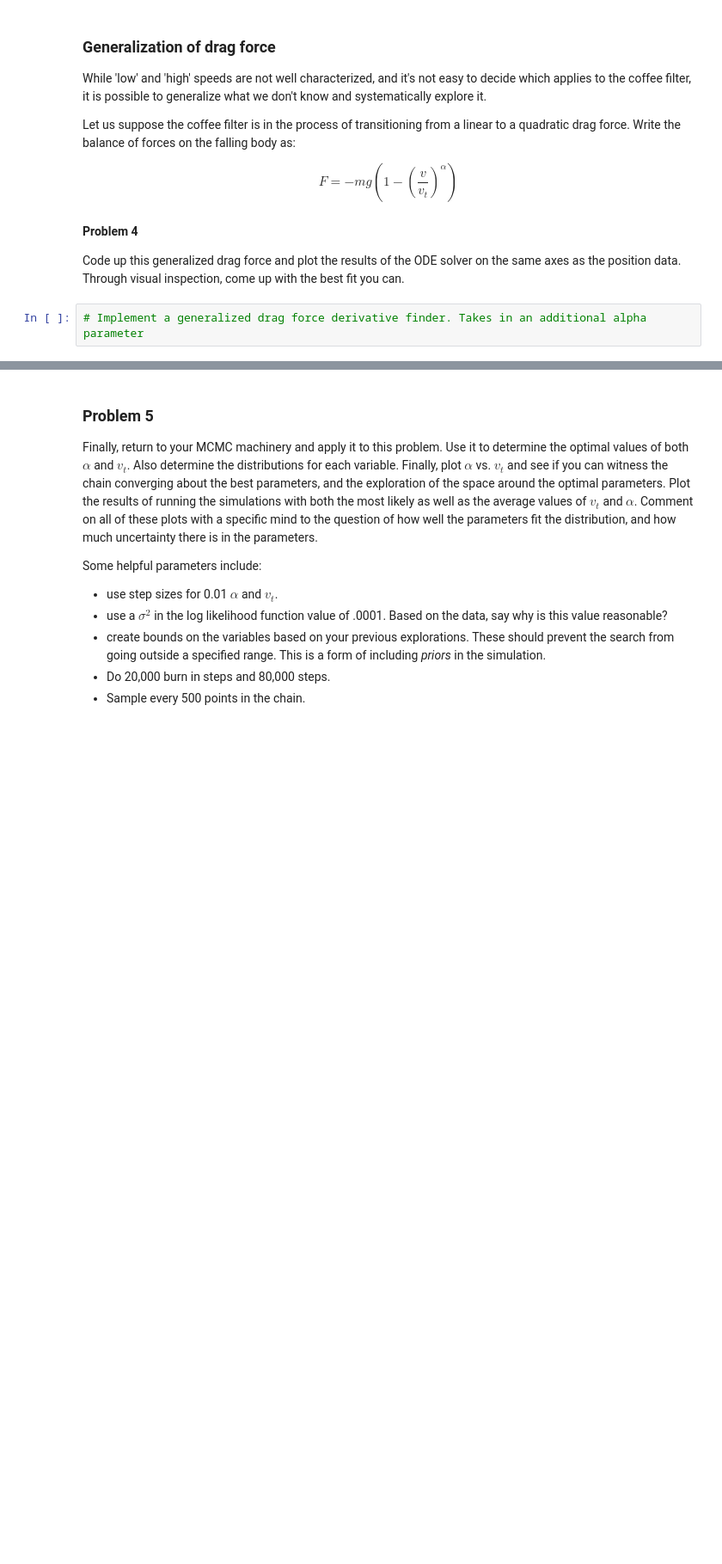
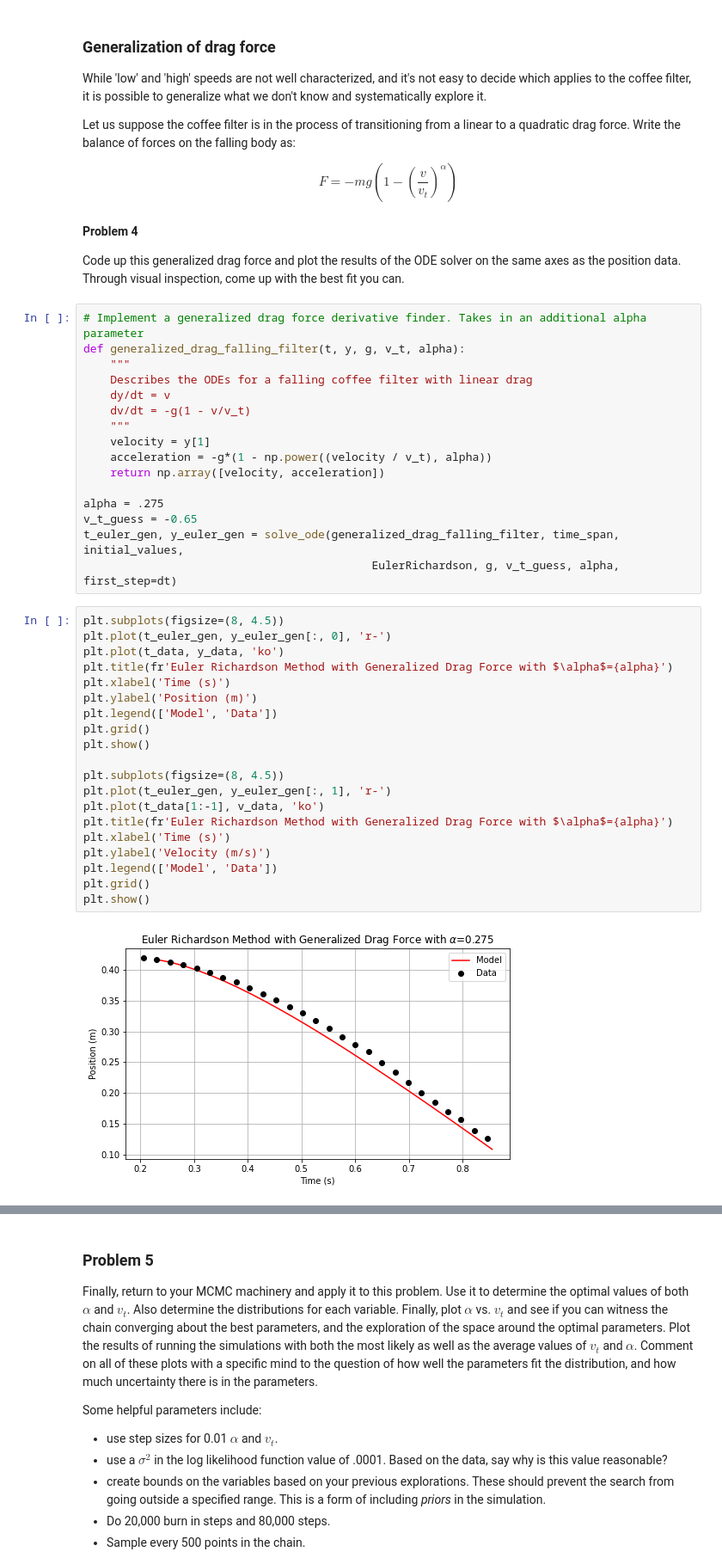
Before and after one commit to amarcozzi/CS577_Simulation_Modeling, a Jupyter notebook: Week_7/Coffee Filter-Student.ipynb, the cells around one changed output, grey strips where cells are left out. Shown at 86% size. Drawn from its saved outputs; the diff is of its cells as text; blank space fills up the shorter version.

```diff
--- a/Week_7/Coffee Filter-Student.ipynb
+++ b/Week_7/Coffee Filter-Student.ipynb
@@ -377,5 +379,41 @@ $$F = -mg\left( 1 - \left( \frac{v}{v_t}\right)^{\alpha} \right)$$
 
 #### Problem 4
 Code up this generalized drag force and plot the results of the ODE solver on the same axes as the position data. Through visual inspection, come up with the best fit you can.
-# %%
-# Implement a generalized drag force derivative finder. Takes in an additional alpha parameter
+# %%
+# Implement a generalized drag force derivative finder. Takes in an additional alpha parameter
+def generalized_drag_falling_filter(t, y, g, v_t, alpha):
+    """
+    Describes the ODEs for a falling coffee filter with linear drag
+    dy/dt = v
+    dv/dt = -g(1 - v/v_t)
+    """
+    velocity = y[1]
+    acceleration = -g*(1 - np.power((velocity / v_t), alpha))
+    return np.array([velocity, acceleration])
+
+alpha = .275
+v_t_guess = -0.65
+t_euler_gen, y_euler_gen = solve_ode(generalized_drag_falling_filter, time_span, initial_values,
+                                           EulerRichardson, g, v_t_guess, alpha, first_step=dt)
+# %%
+plt.subplots(figsize=(8, 4.5))
+plt.plot(t_euler_gen, y_euler_gen[:, 0], 'r-')
+plt.plot(t_data, y_data, 'ko')
+plt.title(fr'Euler Richardson Method with Generalized Drag Force with $\alpha$={alpha}')
+plt.xlabel('Time (s)')
+plt.ylabel('Position (m)')
+plt.legend(['Model', 'Data'])
+plt.grid()
+plt.show()
+
+plt.subplots(figsize=(8, 4.5))
+plt.plot(t_euler_gen, y_euler_gen[:, 1], 'r-')
+plt.plot(t_data[1:-1], v_data, 'ko')
+plt.title(fr'Euler Richardson Method with Generalized Drag Force with $\alpha$={alpha}')
+plt.xlabel('Time (s)')
+plt.ylabel('Velocity (m/s)')
+plt.legend(['Model', 'Data'])
+plt.grid()
+plt.show()
+# %% [output]
+[figure, added]
```
Also changed, not shown: parts of 8 cells of this notebook.
